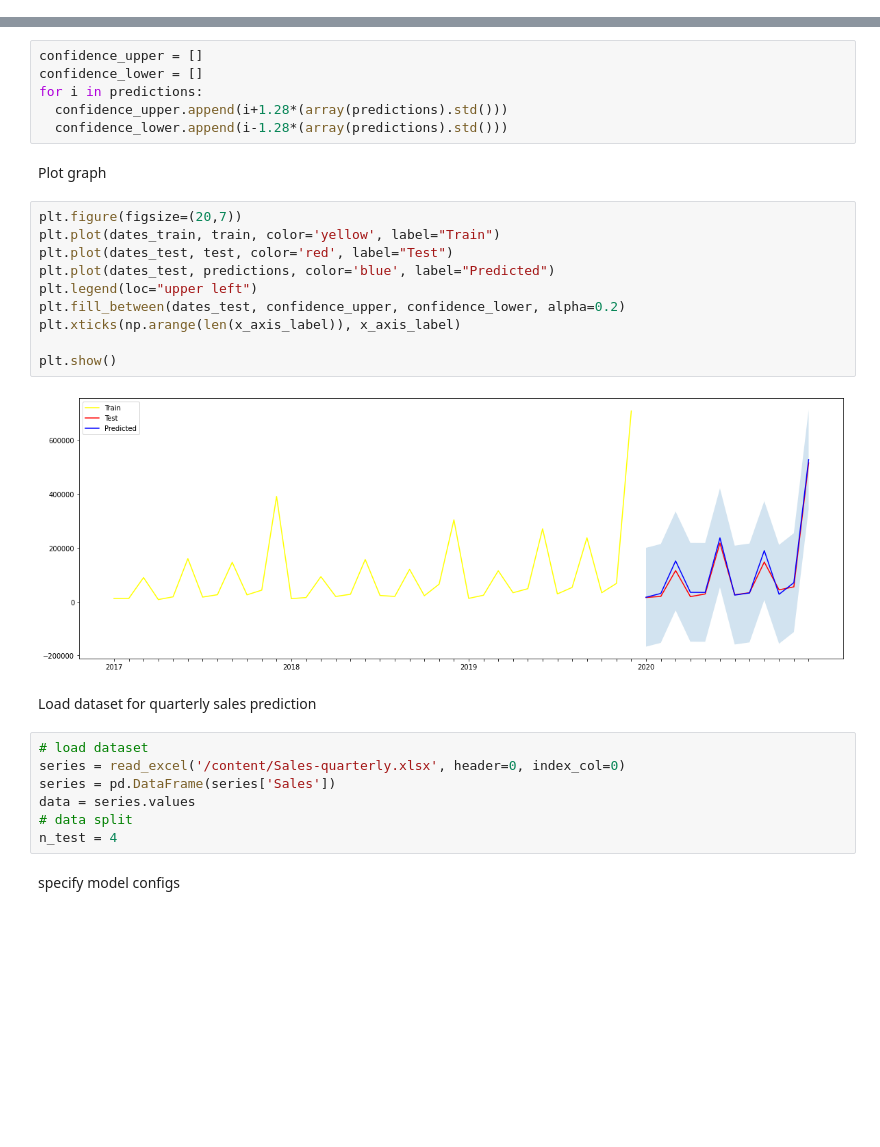
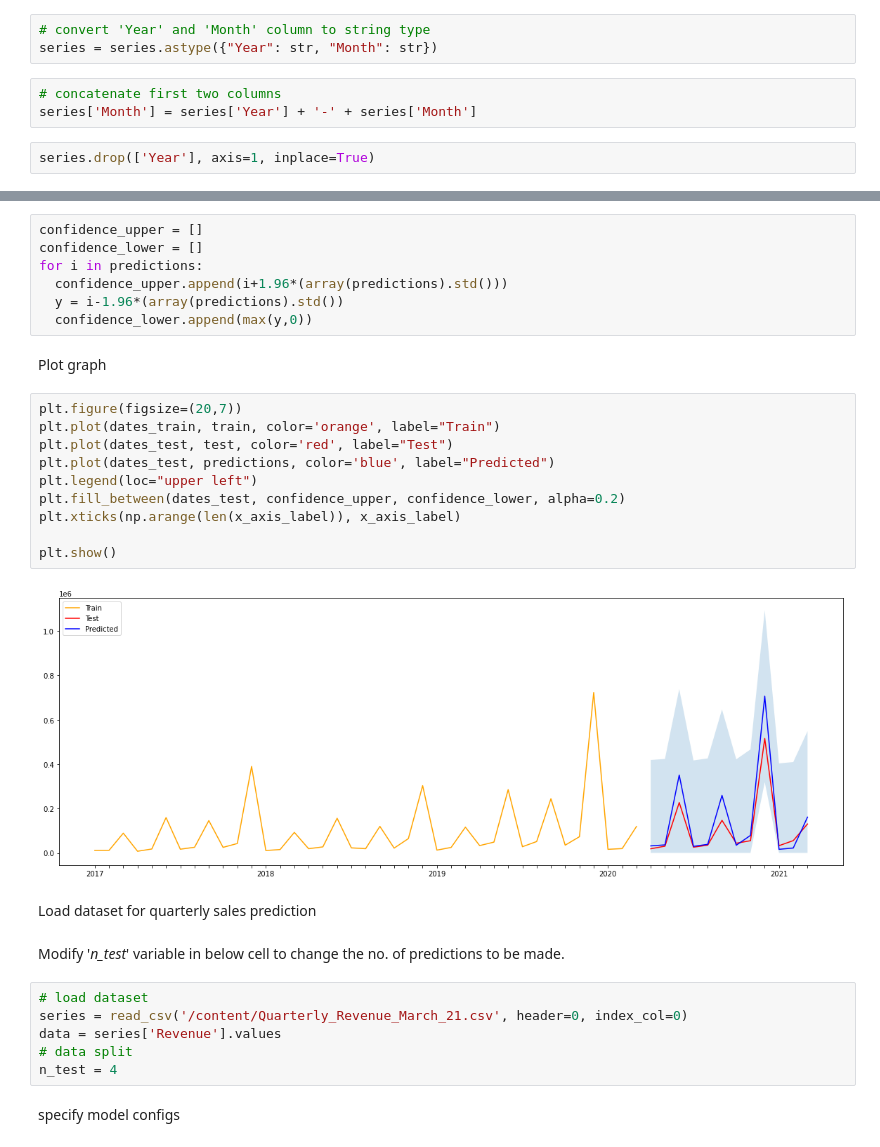
Before and after one commit to kghilothia06/Time-Series-Forecasting, a Jupyter notebook: EXPONENTIAL_SMOOTHING_graphs.ipynb, the cells around one changed output, grey strips where cells are left out. Cells and saved outputs as stored; diff of their text form; blank space fills up the shorter version.

```diff
--- a/EXPONENTIAL_SMOOTHING_graphs.ipynb
+++ b/EXPONENTIAL_SMOOTHING_graphs.ipynb
@@ -81,6 +86,14 @@ train, test, predictions = walk_forward_validation(data,n_test,cfg)
 reset columns
 # %%
 series.reset_index(level=0, inplace=True)
+# %%
+# convert 'Year' and 'Month' column to string type
+series = series.astype({"Year": str, "Month": str})
+# %%
+# concatenate first two columns
+series['Month'] = series['Year'] + '-' + series['Month']
+# %%
+series.drop(['Year'], axis=1, inplace=True)
 # %% [markdown]
 set x-axis labels
 # %%
@@ -162,29 +175,31 @@ Set Prediction interval for each forecast
 confidence_upper = []
 confidence_lower = []
 for i in predictions:
-  confidence_upper.append(i+1.28*(array(predictions).std()))
-  confidence_lower.append(i-1.28*(array(predictions).std()))
+  confidence_upper.append(i+1.96*(array(predictions).std()))
+  y = i-1.96*(array(predictions).std())
+  confidence_lower.append(max(y,0))
 # %% [markdown]
 Plot graph
 # %%
 plt.figure(figsize=(20,7))
-plt.plot(dates_train, train, color='yellow', label="Train")
+plt.plot(dates_train, train, color='orange', label="Train")
 plt.plot(dates_test, test, color='red', label="Test")
 plt.plot(dates_test, predictions, color='blue', label="Predicted")
 plt.legend(loc="upper left")
 plt.fill_between(dates_test, confidence_upper, confidence_lower, alpha=0.2)
 plt.xticks(np.arange(len(x_axis_label)), x_axis_label)
 
 plt.show()
 # %% [output]
-[figure, old version]
+[figure, new version]
 # %% [markdown]
 Load dataset for quarterly sales prediction
+# %% [markdown]
+Modify '*n_test*' variable in below cell to change the no. of predictions to be made.
 # %%
 # load dataset
-series = read_excel('/content/Sales-quarterly.xlsx', header=0, index_col=0)
-series = pd.DataFrame(series['Sales'])
-data = series.values
+series = read_csv('/content/Quarterly_Revenue_March_21.csv', header=0, index_col=0)
+data = series['Revenue'].values
 # data split
 n_test = 4
 # %% [markdown]
```
Also changed, not shown: parts of 17 cells of this notebook.
